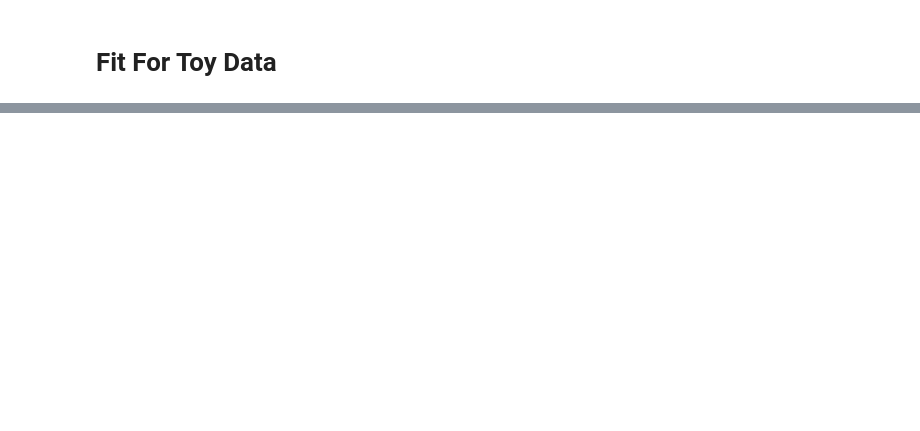
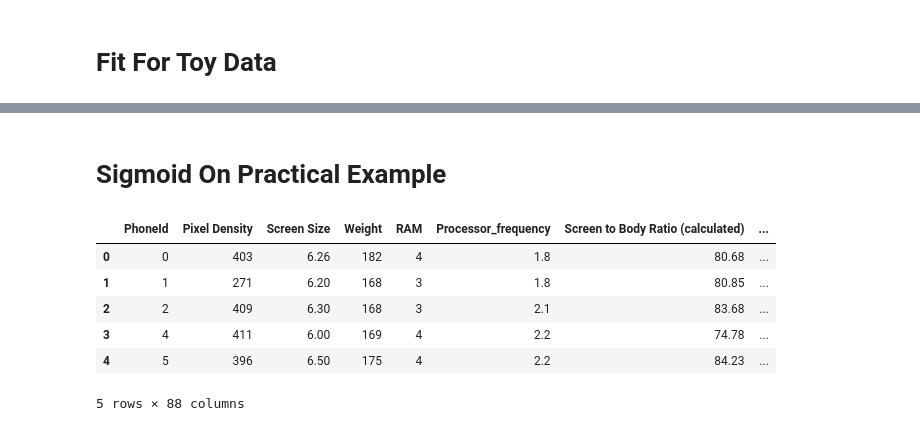
Before and after one commit to this-is-r-gaurav/DeepLNotebooks, a Jupyter notebook: PlottingOfSigmoid.ipynb, the cells around one changed output, grey strips where cells are left out. Drawn from its saved outputs; the diff is of its cells as text; code cells hidden in the pictures; blank space fills up the shorter version.

```diff
--- a/PlottingOfSigmoid.ipynb
+++ b/PlottingOfSigmoid.ipynb
@@ -240,0 +242,16 @@ for i in range(N):
+# %% [markdown]
+# Sigmoid On Practical Example
+# %%
+clean_data_path = "./input/mobile_cleaned.csv"
+import pandas as pd
+# %%
+data = pd.read_csv(clean_data_path)
+data.head()
+# %% [output]
+|  | PhoneId | Pixel Density | Screen Size | Weight | RAM | Processor_frequency | Screen to Body Ratio (calculated) | ... |
+| 0 | 0 | 403 | 6.26 | 182 | 4 | 1.8 | 80.68 | ... |
+| 1 | 1 | 271 | 6.20 | 168 | 3 | 1.8 | 80.85 | ... |
+| 2 | 2 | 409 | 6.30 | 168 | 3 | 2.1 | 83.68 | ... |
+| 3 | 4 | 411 | 6.00 | 169 | 4 | 2.2 | 74.78 | ... |
+| 4 | 5 | 396 | 6.50 | 175 | 4 | 2.2 | 84.23 | ... |
+5 rows × 88 columns
```
Also changed, not shown: parts of 30 cells of this notebook.
